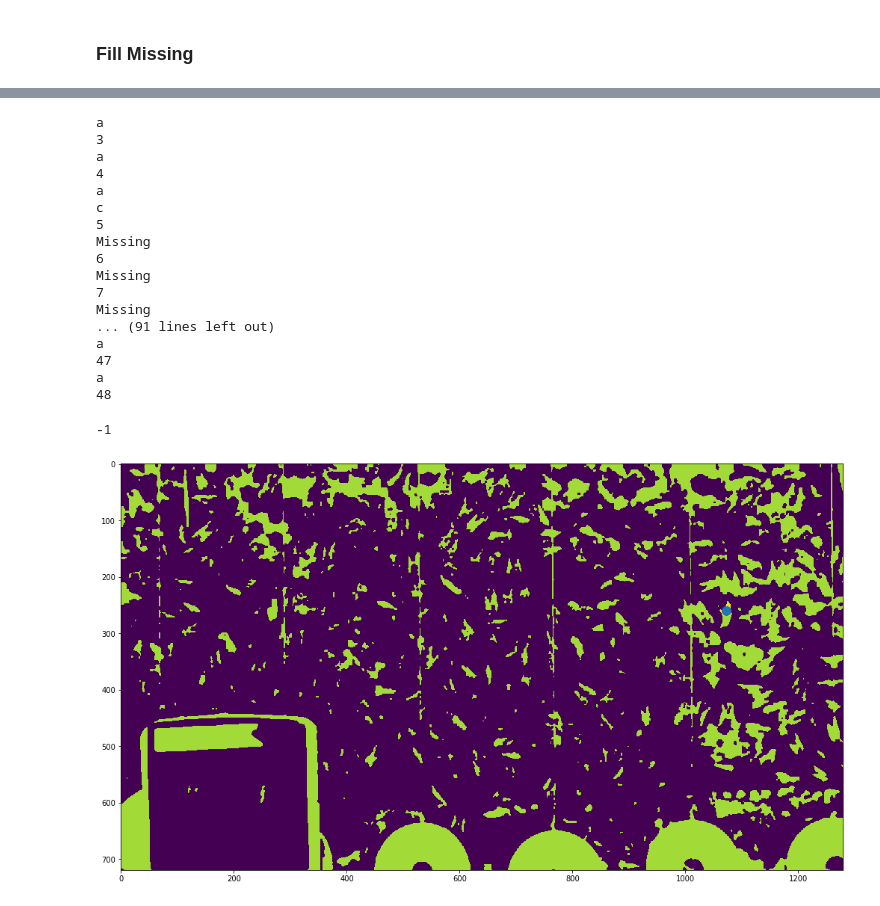
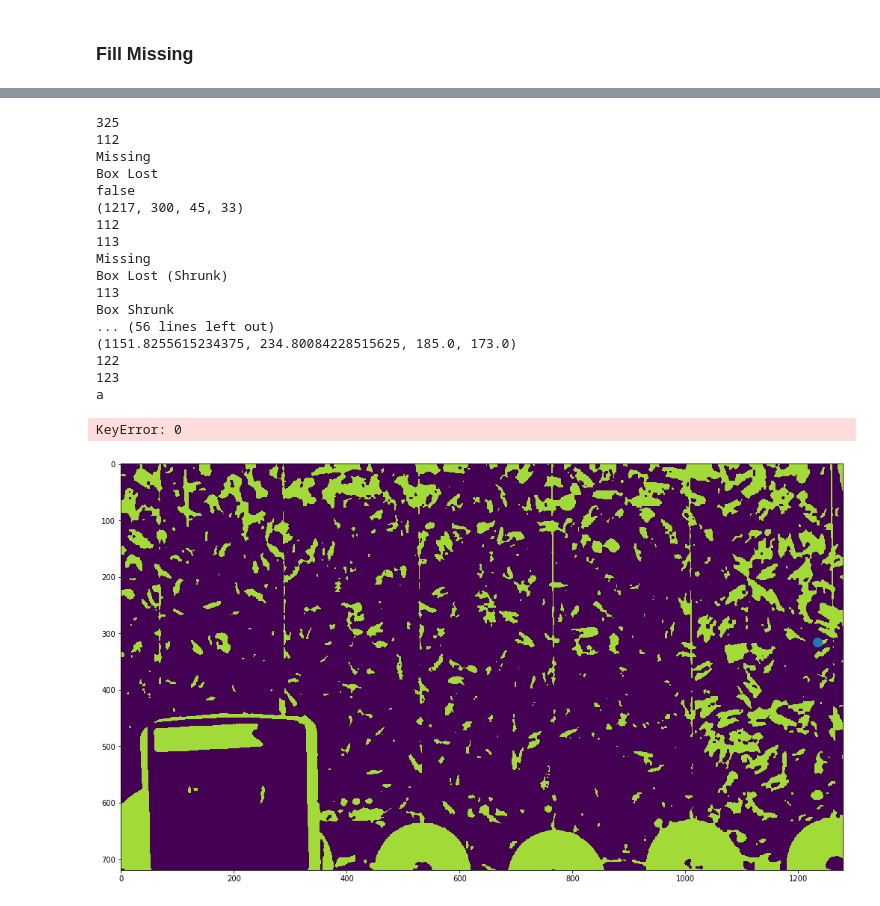
Before and after one commit to Jreece18/WaggleDanceTracker, a Jupyter notebook: TidyDataset.ipynb, the cells around one changed output, grey strips where cells are left out. Saved outputs shown, nothing was run; the diff lists cells and outputs as text; code cells hidden in the pictures.

```diff
--- a/TidyDataset.ipynb
+++ b/TidyDataset.ipynb
@@ -639,6 +131,6 @@ c = dup.index.values + 1 # Rows after duplicate
 # Concatenate removing duplicate indices
 idx = np.unique(np.concatenate((a, b, c)))
 
-df = df[df.index.isin(idx)]
+df = waggle_df[waggle_df.index.isin(idx)]
 df['Cluster'].value_counts()
 # %% [output]
@@ -675,5 +177,4 @@ for i in same_pts:
 final_pts = np.delete(pts, remove_row, axis = 0)
 # %%
 # Concatenate final_pts index with non_duplicate index, removing unique values
-#final_idx = np.concatenate(non_dup.index.values, final_pts[:, 0])
-final_pts[:, 0]
+final_idx = np.unique(np.concatenate((non_dup.index.values, final_pts[:, 0])))
@@ -682,4 +181,4 @@ array([   0,    1,    3, ..., 6761, 6762, 6763], dtype=int64)
 # %%
-df = waggle_df[waggle_df['index'].isin(final_pts[:, 0])]
+df = waggle_df[waggle_df['index'].isin(final_idx)]
 # %%
 df['Cluster'].value_counts()
@@ -695,5 +270,5 @@ df[df['Cluster']==75]
 # %%
-clust = df[df['Cluster']==2]
-df[df['Cluster']==5]
+clust = df[df['Cluster']==6]
+clust
 # %% [output]
 |  | index | x | y | frame | size | contour | Cluster |
@@ -700,9 +291,9 @@ df[df['Cluster']==5]
 # %%
-start = clust.loc[0, 'frame']
+start = clust.iloc[0, :]['frame']
 end = clust.iloc[-1, :]['frame']
 # Get range of frames where waggle occurs
-rang = np.arange(clust.loc[0, 'frame'], clust.iloc[-1, :]['frame'], 1)
-missing = list(set(rang)-set(df.frame.values)) # Frames where waggle missing from df
+rang = np.arange(start, end, 1)
+missing = list(set(rang)-set(clust.frame.values)) # Frames where waggle missing from df
 
 counter = start
 cap = cv2.VideoCapture('Bees10.mov')
@@ -718,7 +309,7 @@ opening = cv2.morphologyEx(thresh, cv2.MORPH_OPEN, kernel, iterations = 2)
 opening = cv2.erode(opening, kernel, iterations=1)
 
 # Find contour bounding box
-x, y = clust.loc[0, 'x'], clust.loc[0, 'y']
+x, y = clust.iloc[0, :]['x'], clust.iloc[0]['y']
 box = x-10, y-10, 20, 20
 
 contour = findROIContour(opening, box)
@@ -730,8 +321,10 @@ plt.plot(centre[0], centre[1], marker='o', markersize=12)
 contour = findFullContour(opening, centre)
 rect, box = getFittedBox(contour)
 bbox = rotatedBoxConverter(box)
+prev_bbox = bbox
 avg = bbox[2]*bbox[3]
 total = avg
+print(avg)
 
 # Create tracker
 tracker = cv2.TrackerCSRT_create()
@@ -741,6 +334,7 @@ rois = []
 
 while counter < end:
     counter += 1
+    print(counter)
     ret, frame = cap.read()
 
     # Preprocessing
@@ -756,16 +350,25 @@ while counter < end:
         print('Missing')
         # update tracker
         ret, bbox = tracker.update(frame)
-
+        # Prevent tracking errors
+        found, prev_bbox = anchorBox(bbox, prev_bbox, avg)
+        if found is 'Shrunk':
+            print('Box Shrunk')
+            bbox, contour = expandBox(opening, bbox)
+        elif found is False:
+            print('false')
+            bbox, contour = expandBox(opening, prev_bbox)
 
     # Else, get a more accurate contour
     else:
         # make bbox around contour and initialise tracker
         print('a')
-        waggle = clust[clust['frame']==counter].reset_index()
+        waggle = clust[clust['frame']==counter]
         x, y = waggle.loc[0, 'x'], waggle.loc[0, 'y']
         bbox = x-15, y-15, 30, 30
         contour = findROIContour(opening, bbox)
+        if contour is None:
+            contour = findROIContour(thresh, bbox)
         centre = getContourMoment(contour)
         contour = findFullContour(opening, centre)
         rect, box = getFittedBox(contour)
@@ -784,52 +387,53 @@ while counter < end:
     # If next frame is missing data, initialise tracker on bounding box
     if counter not in missing and counter + 1 in missing:
         print('c')
         # find contour
         tracker = cv2.TrackerCSRT_create()
         tracker.init(frame, bbox)
 
 
     # VISUALS
     if ret:
     # Tracking success
         p1 = (int(bbox[0]), int(bbox[1]))
         p2 = (int(bbox[0] + bbox[2]), int(bbox[1] + bbox[3]))
         cv2.rectangle(frame, p1, p2, (255, 0, 0), 2, 1)
         cv2.rectangle(opening, p1, p2, (255, 0, 0), 2, 1)
     else:
         cv2.putText(frame, "Tracking failure detected", (100, 80), cv2.FONT_HERSHEY_SIMPLEX, 0.75, (0, 0, 255), 2)
     cv2.imshow("Tracking", frame)
     cv2.imshow("Threshold", opening)
-    cv2.waitKey(2000)
+    cv2.waitKey(1000)
 
+    movement = moveDirection(prev_bbox, bbox) # Track direction of box movement
     prev_bbox = bbox
     print(counter)
     total, avg = avgArea(bbox, total, (counter-start)) # Track avg size of bounding box
 
 
 cap.release()
 cv2.destroyAllWindows()
 cv2.waitKey(1)
 # %% [output]
+325
+112
+Missing
+Box Lost
+false
+(1217, 300, 45, 33)
+112
+113
+Missing
+Box Lost (Shrunk)
+113
+Box Shrunk
+... (56 lines left out)
+(1151.8255615234375, 234.80084228515625, 185.0, 173.0)
+122
+123
 a
-3
-a
-4
-a
-c
-5
-Missing
-6
-Missing
-7
-Missing
-... (91 lines left out)
-a
-47
-a
-48
--1
+KeyError: 0
-[figure, old version]
+[figure, new version]
 # %%
 cap.set(1, 44)
 ret, frame = cap.read()
```
Also changed, not shown: parts of 54 cells of this notebook.
